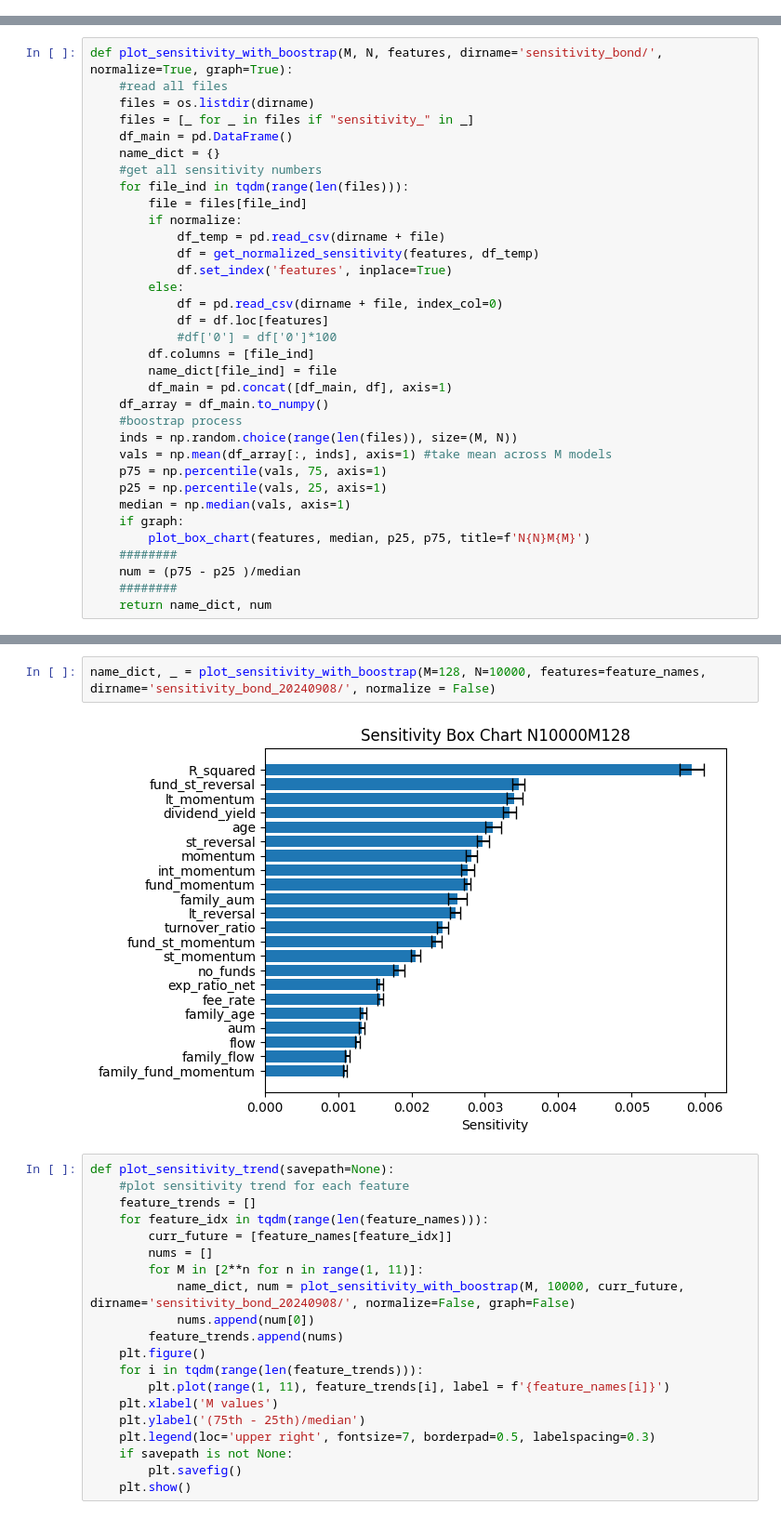
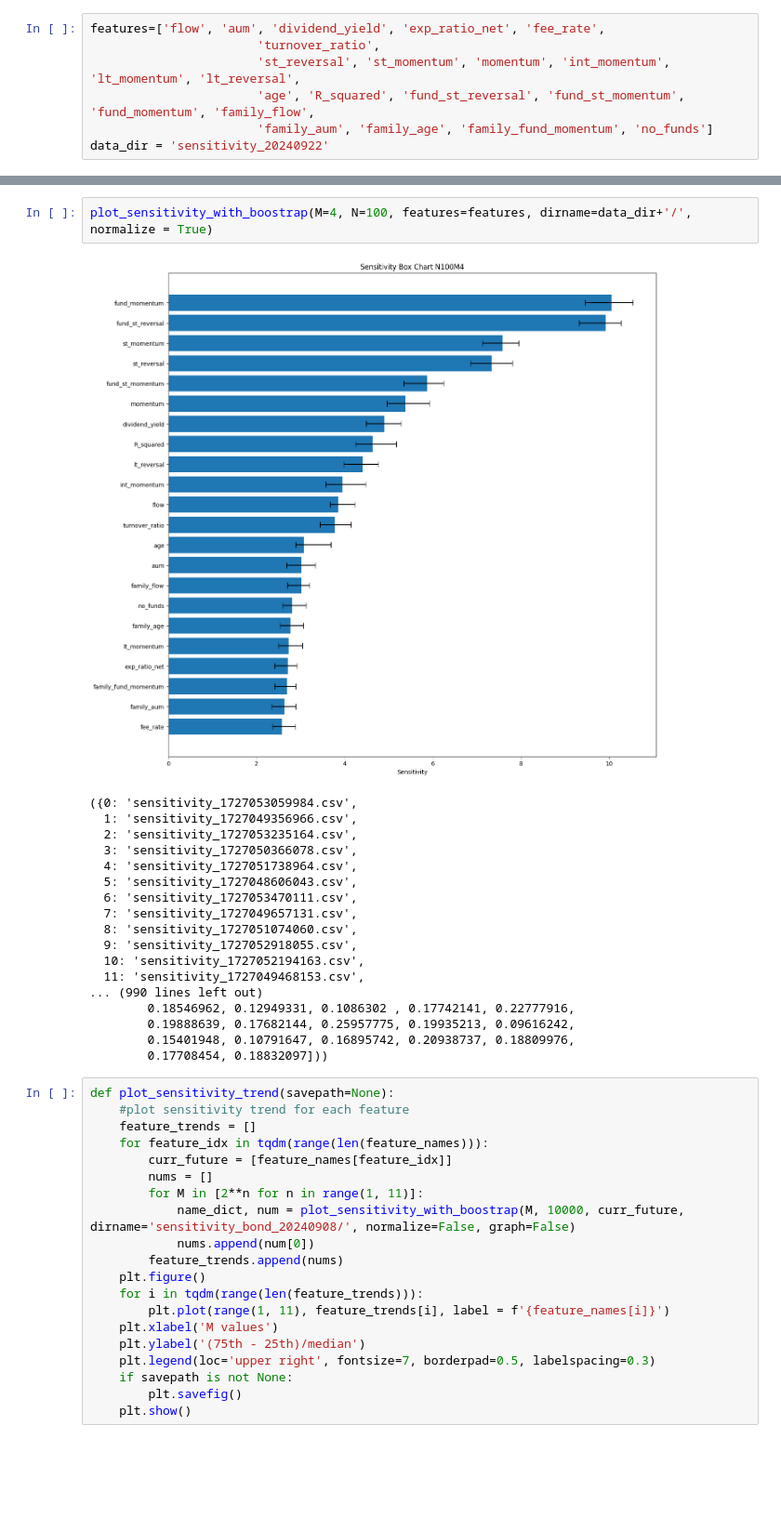
Before and after one commit to AlvisYan2025/sensitivityanalysisfunctions, a Jupyter notebook: sensitivity_analysis.ipynb, the cells around one changed output, grey strips where cells are left out. Shown: that part at 93% size. Saved outputs shown, nothing was run; the diff lists cells and outputs as text; blank space fills up the shorter version.

Commit message:
update sensitivity plot

```diff
--- a/sensitivity_analysis.ipynb
+++ b/sensitivity_analysis.ipynb
@@ -9,3 +10,10 @@ import matplotlib.pyplot as plt
+# %%
+features=['flow', 'aum', 'dividend_yield', 'exp_ratio_net', 'fee_rate',
+                       'turnover_ratio',
+                       'st_reversal', 'st_momentum', 'momentum', 'int_momentum', 'lt_momentum', 'lt_reversal',
+                       'age', 'R_squared', 'fund_st_reversal', 'fund_st_momentum', 'fund_momentum', 'family_flow',
+                       'family_aum', 'family_age', 'family_fund_momentum', 'no_funds']
+data_dir = 'sensitivity_20240922'
 # %%
 def get_normalized_sensitivity(features, df):
     '''filter features and normalilze sensitivity
@@ -51,34 +106,0 @@ def plot_box_chart(features, medians, lower_percentiles, upper_percentiles, targ
-# %%
-def plot_sensitivity_with_boostrap(M, N, features, dirname='sensitivity_bond/', normalize=True, graph=True):
-    #read all files
-    files = os.listdir(dirname)
-    files = [_ for _ in files if "sensitivity_" in _]
-    df_main = pd.DataFrame()
-    name_dict = {}
-    #get all sensitivity numbers
-    for file_ind in tqdm(range(len(files))):
-        file = files[file_ind]
-        if normalize:
-            df_temp = pd.read_csv(dirname + file)
-            df = get_normalized_sensitivity(features, df_temp)
-            df.set_index('features', inplace=True)
-        else:
-            df = pd.read_csv(dirname + file, index_col=0)
-            df = df.loc[features]
-            #df['0'] = df['0']*100
-        df.columns = [file_ind]
-        name_dict[file_ind] = file
-        df_main = pd.concat([df_main, df], axis=1)
-    df_array = df_main.to_numpy()
-    #boostrap process
-    inds = np.random.choice(range(len(files)), size=(M, N))
-    vals = np.mean(df_array[:, inds], axis=1) #take mean across M models
-    p75 = np.percentile(vals, 75, axis=1)
-    p25 = np.percentile(vals, 25, axis=1)
-    median = np.median(vals, axis=1)
-    if graph:
-        plot_box_chart(features, median, p25, p75, title=f'N{N}M{M}')
-    ########
-    num = (p75 - p25 )/median
-    ########
-    return name_dict, num
@@ -111,7 +107,24 @@ plot_sensitivity_with_boostrap(M=1000, N=10000, features=feature_names, dirname=
-# %%
-name_dict, _ = plot_sensitivity_with_boostrap(M=128, N=10000, features=feature_names, dirname='sensitivity_bond_20240908/', normalize = False)
-# %% [output]
-[figure, removed]
+# %%
+plot_sensitivity_with_boostrap(M=4, N=100, features=features, dirname=data_dir+'/', normalize = True)
+# %% [output]
+[figure, added]
+({0: 'sensitivity_1727053059984.csv',
+  1: 'sensitivity_1727049356966.csv',
+  2: 'sensitivity_1727053235164.csv',
+  3: 'sensitivity_1727050366078.csv',
+  4: 'sensitivity_1727051738964.csv',
+  5: 'sensitivity_1727048606043.csv',
+  6: 'sensitivity_1727053470111.csv',
+  7: 'sensitivity_1727049657131.csv',
+  8: 'sensitivity_1727051074060.csv',
+  9: 'sensitivity_1727052918055.csv',
+  10: 'sensitivity_1727052194163.csv',
+  11: 'sensitivity_1727049468153.csv',
+... (990 lines left out)
+        0.18546962, 0.12949331, 0.1086302 , 0.17742141, 0.22777916,
+        0.19888639, 0.17682144, 0.25957775, 0.19935213, 0.09616242,
+        0.15401948, 0.10791647, 0.16895742, 0.20938737, 0.18809976,
+        0.17708454, 0.18832097]))
 # %%
 def plot_sensitivity_trend(savepath=None):
     #plot sensitivity trend for each feature
```
Also changed, not shown: parts of 5 cells of this notebook.
